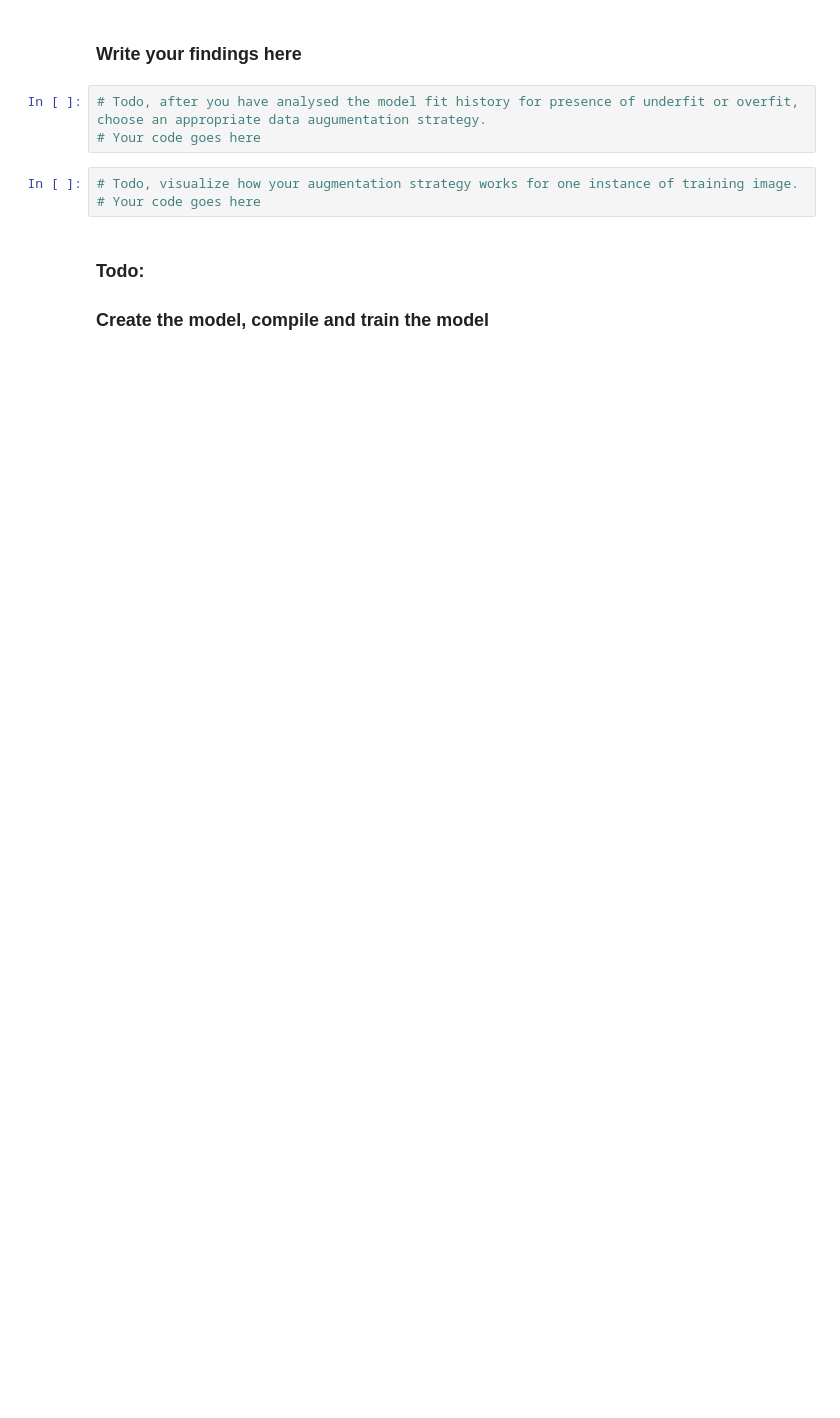
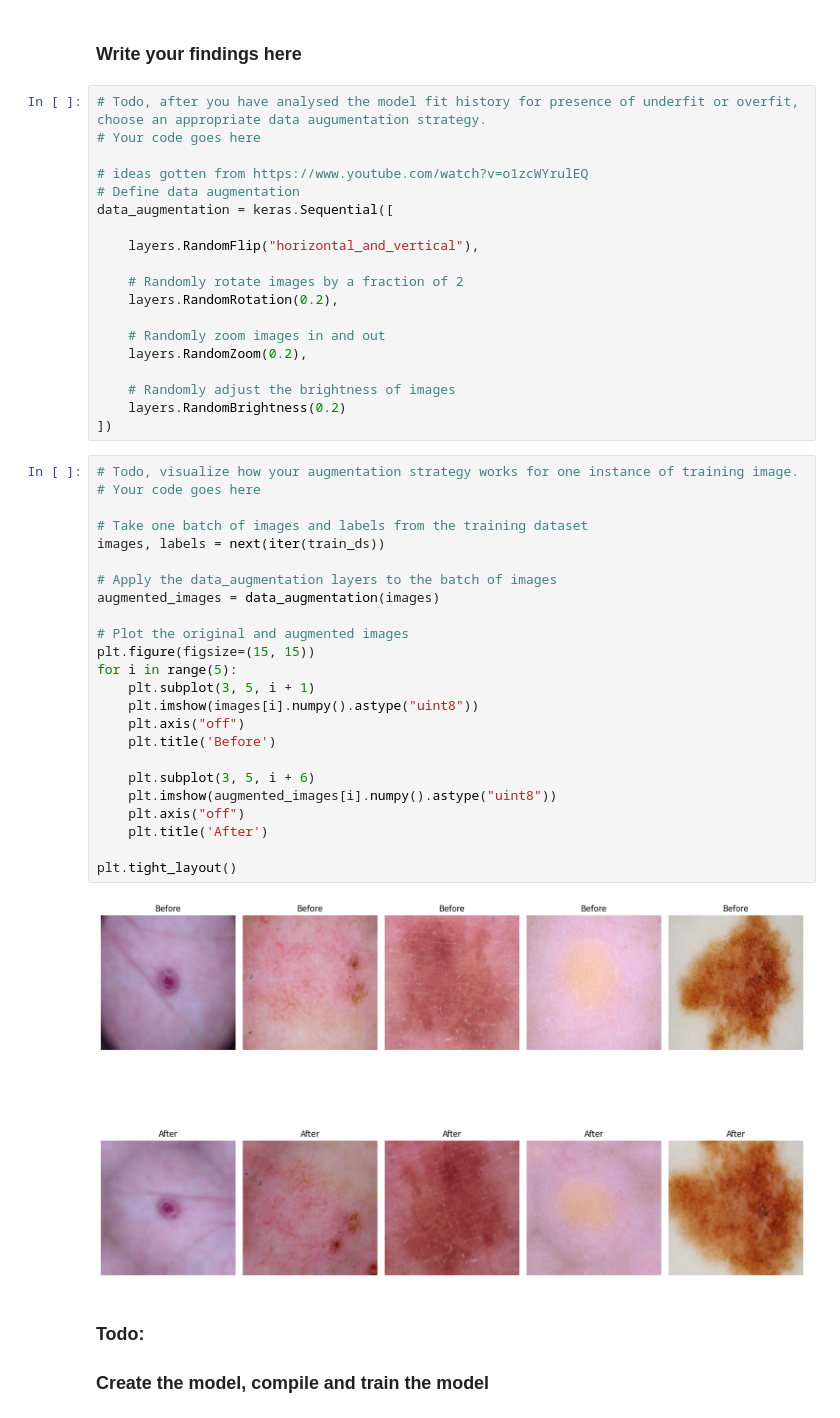
Before and after one commit to khangtd1103/Melanoma_Detection_Assignment, a Jupyter notebook: Starter_code_Assignment_CNN_Skin_Cancer (1) (1).ipynb, the cells around one changed output. Cells and saved outputs as stored; diff of their text form; blank space fills up the shorter version.

```diff
--- a/Starter_code_Assignment_CNN_Skin_Cancer (1) (1).ipynb
+++ b/Starter_code_Assignment_CNN_Skin_Cancer (1) (1).ipynb
@@ -1080,9 +1124,48 @@ plt.show()
 # %%
 # Todo, after you have analysed the model fit history for presence of underfit or overfit, choose an appropriate data augumentation strategy.
 # Your code goes here
+
+# ideas gotten from https://www.youtube.com/watch?v=o1zcWYrulEQ
+# Define data augmentation
+data_augmentation = keras.Sequential([
+
+    layers.RandomFlip("horizontal_and_vertical"),
+
+    # Randomly rotate images by a fraction of 2
+    layers.RandomRotation(0.2),
+
+    # Randomly zoom images in and out
+    layers.RandomZoom(0.2),
+
+    # Randomly adjust the brightness of images
+    layers.RandomBrightness(0.2)
+])
-# %%
-# Todo, visualize how your augmentation strategy works for one instance of training image.
-# Your code goes here
+# %%
+# Todo, visualize how your augmentation strategy works for one instance of training image.
+# Your code goes here
+
+# Take one batch of images and labels from the training dataset
+images, labels = next(iter(train_ds))
+
+# Apply the data_augmentation layers to the batch of images
+augmented_images = data_augmentation(images)
+
+# Plot the original and augmented images
+plt.figure(figsize=(15, 15))
+for i in range(5):
+    plt.subplot(3, 5, i + 1)
+    plt.imshow(images[i].numpy().astype("uint8"))
+    plt.axis("off")
+    plt.title('Before')
+
+    plt.subplot(3, 5, i + 6)
+    plt.imshow(augmented_images[i].numpy().astype("uint8"))
+    plt.axis("off")
+    plt.title('After')
+
+plt.tight_layout()
+# %% [output]
+[figure, added]
 # %% [markdown]
 ### Todo:
 ### Create the model, compile and train the model
```
Also changed, not shown: parts of 21 cells of this notebook, 1 other file.
